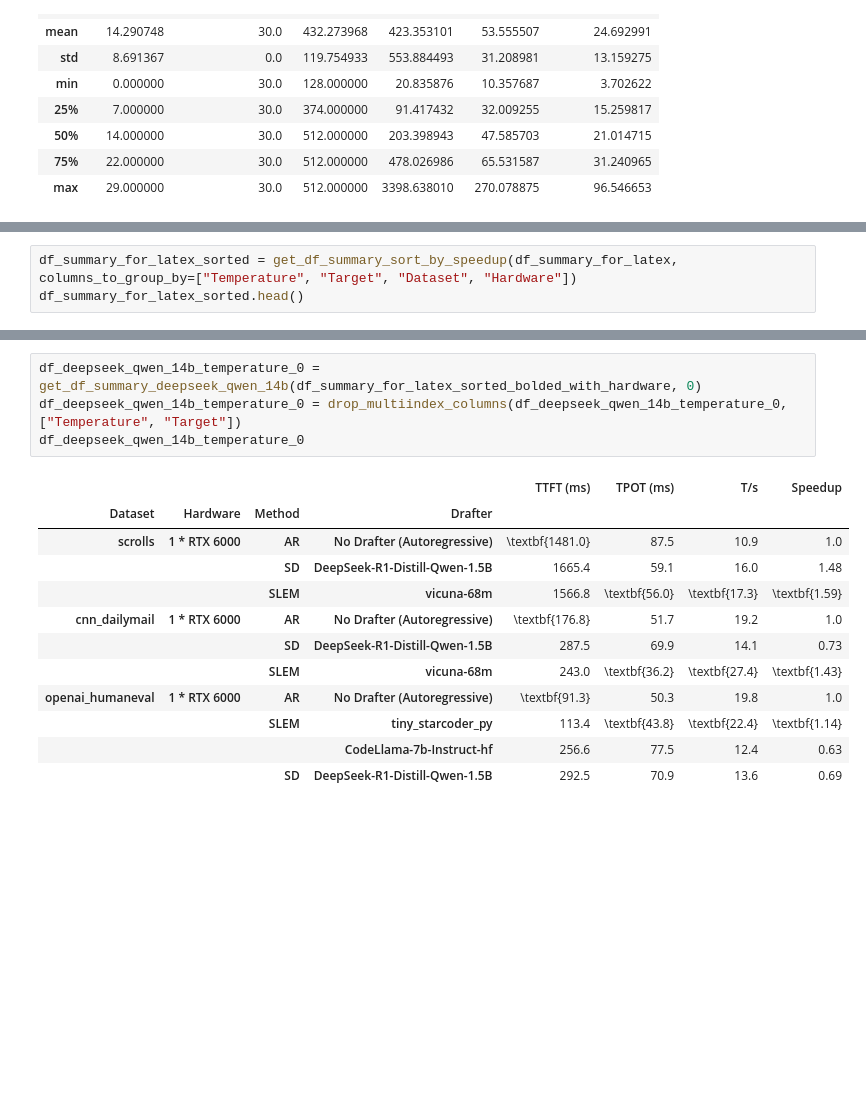
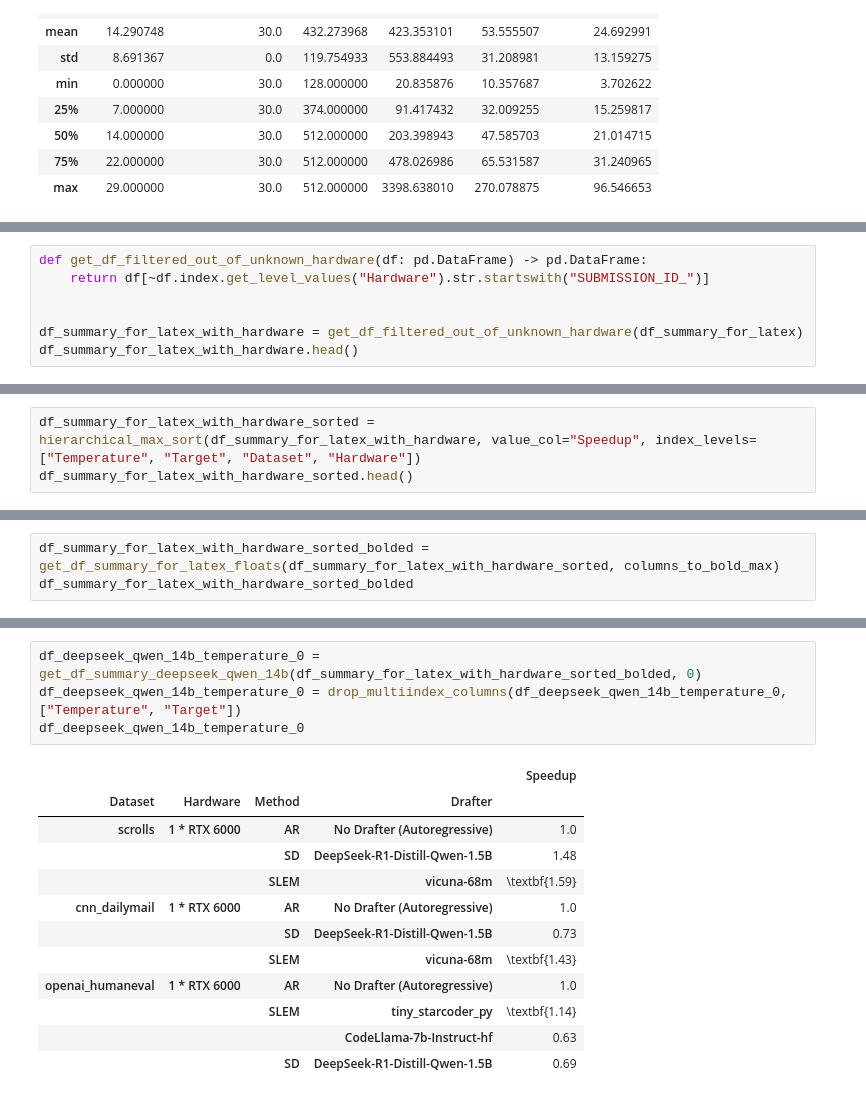
Before and after one commit to keyboardAnt/hf-bench, a Jupyter notebook: hf_bench/speedups.ipynb, the cells around one changed output, grey strips where cells are left out. Saved outputs shown, nothing was run; the diff lists cells and outputs as text; blank space fills up the shorter version.

```diff
--- a/hf_bench/speedups.ipynb
+++ b/hf_bench/speedups.ipynb
@@ -652,3 +590,10 @@ df_summary_for_latex.head()
 |  |  |  |  | SLEM | DeepSeek-R1-Distill-Qwen-1.5B | 296.1 | 72.3 | 13.6 | 1.06 |
 |  |  |  |  |  | vicuna-68m | 263.8 | 51.5 | 19.3 | 1.50 |
 |  |  |  |  | SD | Llama-3.1-8B | 277.9 | 74.4 | 13.4 | 1.04 |
+# %%
+def get_df_filtered_out_of_unknown_hardware(df: pd.DataFrame) -> pd.DataFrame:
+    return df[~df.index.get_level_values("Hardware").str.startswith("SUBMISSION_ID_")]
+
+
+df_summary_for_latex_with_hardware = get_df_filtered_out_of_unknown_hardware(df_summary_for_latex)
+df_summary_for_latex_with_hardware.head()
@@ -655,4 +608,4 @@ df_summary_for_latex.head()
 # %%
-df_summary_for_latex_sorted = get_df_summary_sort_by_speedup(df_summary_for_latex, columns_to_group_by=["Temperature", "Target", "Dataset", "Hardware"])
-df_summary_for_latex_sorted.head()
+df_summary_for_latex_with_hardware_sorted = hierarchical_max_sort(df_summary_for_latex_with_hardware, value_col="Speedup", index_levels=["Temperature", "Target", "Dataset", "Hardware"])
+df_summary_for_latex_with_hardware_sorted.head()
 # %% [output]
@@ -702,0 +619,3 @@ df_summary_for_latex_sorted_bolded_with_hardware
+# %%
+df_summary_for_latex_with_hardware_sorted_bolded = get_df_summary_for_latex_floats(df_summary_for_latex_with_hardware_sorted, columns_to_bold_max)
+df_summary_for_latex_with_hardware_sorted_bolded
@@ -790,22 +707,22 @@ Dataset & Hardware & Method & Drafter &  &  &  &  \\
 \bottomrule
 \end{tabular}
 # %%
-df_deepseek_qwen_14b_temperature_0 = get_df_summary_deepseek_qwen_14b(df_summary_for_latex_sorted_bolded_with_hardware, 0)
+df_deepseek_qwen_14b_temperature_0 = get_df_summary_deepseek_qwen_14b(df_summary_for_latex_with_hardware_sorted_bolded, 0)
 df_deepseek_qwen_14b_temperature_0 = drop_multiindex_columns(df_deepseek_qwen_14b_temperature_0, ["Temperature", "Target"])
 df_deepseek_qwen_14b_temperature_0
 # %% [output]
-|  |  |  |  | TTFT (ms) | TPOT (ms) | T/s | Speedup |
-| Dataset | Hardware | Method | Drafter |  |  |  |  |
-| scrolls | 1 * RTX 6000 | AR | No Drafter (Autoregressive) | \textbf{1481.0} | 87.5 | 10.9 | 1.0 |
-|  |  | SD | DeepSeek-R1-Distill-Qwen-1.5B | 1665.4 | 59.1 | 16.0 | 1.48 |
-|  |  | SLEM | vicuna-68m | 1566.8 | \textbf{56.0} | \textbf{17.3} | \textbf{1.59} |
-| cnn_dailymail | 1 * RTX 6000 | AR | No Drafter (Autoregressive) | \textbf{176.8} | 51.7 | 19.2 | 1.0 |
-|  |  | SD | DeepSeek-R1-Distill-Qwen-1.5B | 287.5 | 69.9 | 14.1 | 0.73 |
-|  |  | SLEM | vicuna-68m | 243.0 | \textbf{36.2} | \textbf{27.4} | \textbf{1.43} |
-| openai_humaneval | 1 * RTX 6000 | AR | No Drafter (Autoregressive) | \textbf{91.3} | 50.3 | 19.8 | 1.0 |
-|  |  | SLEM | tiny_starcoder_py | 113.4 | \textbf{43.8} | \textbf{22.4} | \textbf{1.14} |
-|  |  |  | CodeLlama-7b-Instruct-hf | 256.6 | 77.5 | 12.4 | 0.63 |
-|  |  | SD | DeepSeek-R1-Distill-Qwen-1.5B | 292.5 | 70.9 | 13.6 | 0.69 |
+|  |  |  |  | Speedup |
+| Dataset | Hardware | Method | Drafter |  |
+| scrolls | 1 * RTX 6000 | AR | No Drafter (Autoregressive) | 1.0 |
+|  |  | SD | DeepSeek-R1-Distill-Qwen-1.5B | 1.48 |
+|  |  | SLEM | vicuna-68m | \textbf{1.59} |
+| cnn_dailymail | 1 * RTX 6000 | AR | No Drafter (Autoregressive) | 1.0 |
+|  |  | SD | DeepSeek-R1-Distill-Qwen-1.5B | 0.73 |
+|  |  | SLEM | vicuna-68m | \textbf{1.43} |
+| openai_humaneval | 1 * RTX 6000 | AR | No Drafter (Autoregressive) | 1.0 |
+|  |  | SLEM | tiny_starcoder_py | \textbf{1.14} |
+|  |  |  | CodeLlama-7b-Instruct-hf | 0.63 |
+|  |  | SD | DeepSeek-R1-Distill-Qwen-1.5B | 0.69 |
 # %%
 print(get_latex_table(get_df_filtered_out_of_unknown_hardware(df_deepseek_qwen_14b_temperature_0), longtable=False))
 # %% [output]
```
Also changed, not shown: parts of 19 cells of this notebook, 1 other file.
